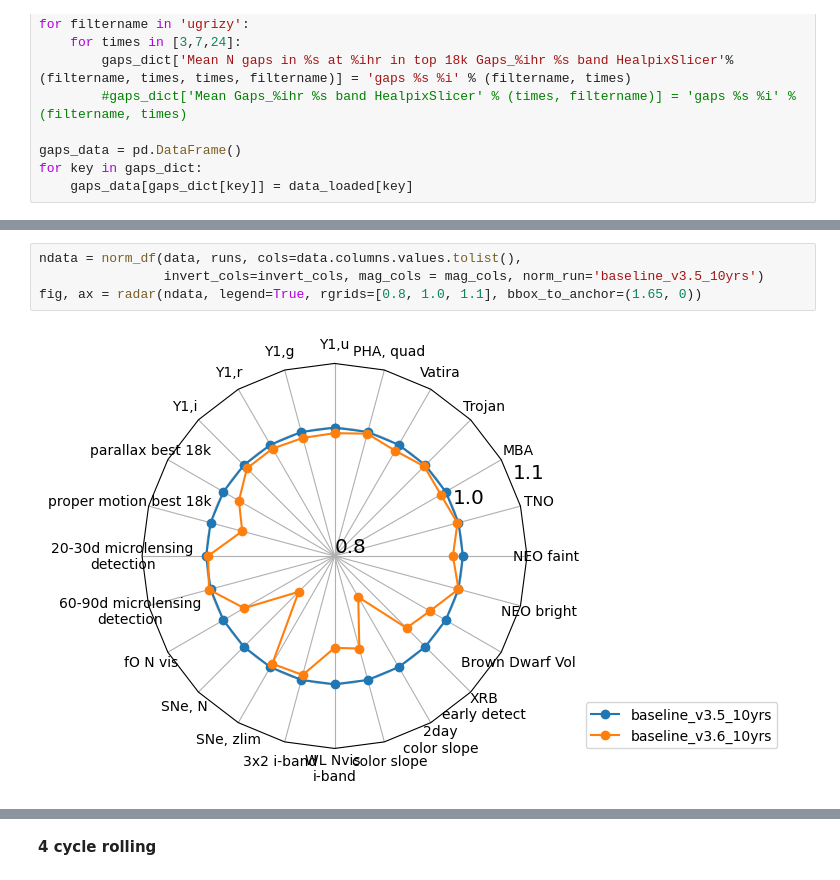
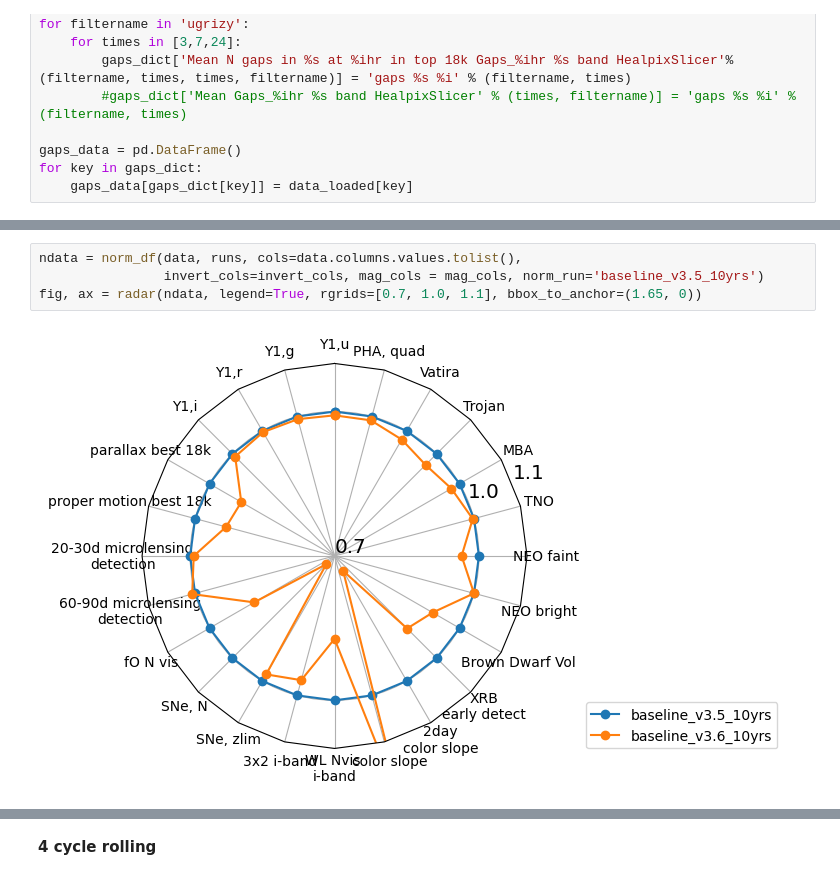
Before and after one commit to lsst-sims/sims_featureScheduler_runs3.6, a Jupyter notebook: maf/quick_look.ipynb, the cells around one changed output, grey strips where cells are left out. Drawn from its saved outputs; the diff is of its cells as text.

```diff
--- a/maf/quick_look.ipynb
+++ b/maf/quick_look.ipynb
@@ -204,9 +204,9 @@ fig, ax = radar(ndata, legend=True, rgrids=[0.7, 1.0, 1.1], bbox_to_anchor=(1.65
 # %%
 ndata = norm_df(data, runs, cols=data.columns.values.tolist(),
                 invert_cols=invert_cols, mag_cols = mag_cols, norm_run='baseline_v3.5_10yrs')
-fig, ax = radar(ndata, legend=True, rgrids=[0.8, 1.0, 1.1], bbox_to_anchor=(1.65, 0))
+fig, ax = radar(ndata, legend=True, rgrids=[0.7, 1.0, 1.1], bbox_to_anchor=(1.65, 0))
 # %% [output]
-[figure, old version]
+[figure, new version]
 # %%
 runs = [run for run in data.index if '3.6' in run]
 ndata = norm_df(data, runs, cols=data.columns.values.tolist(),
```
Also changed, not shown: parts of 7 cells of this notebook.
